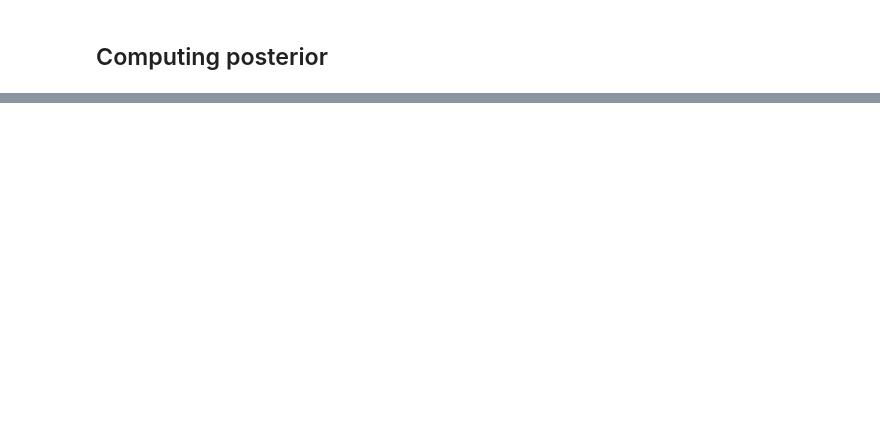
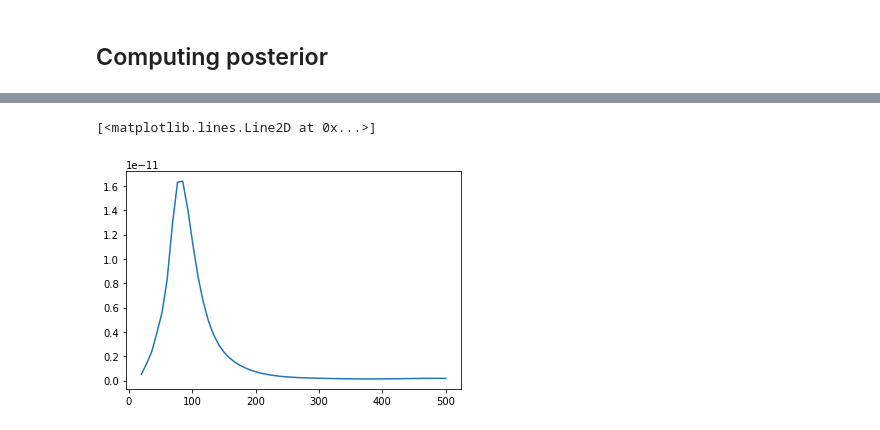
Before and after one commit to CosmoStatGW/DarkSirensStat, a Jupyter notebook: notebooks/Xi0Stat_tutorial.ipynb, the cells around one changed output, grey strips where cells are left out. Drawn from its saved outputs; the diff is of its cells as text; code cells hidden in the pictures; blank space fills up the shorter version.

```diff
--- a/notebooks/Xi0Stat_tutorial.ipynb
+++ b/notebooks/Xi0Stat_tutorial.ipynb
@@ -181 +165,6 @@ plt.show()
+# %%
+plt.plot(H0grid[:], lik_inhom[:]/H0grid[:]**3)
+# %% [output]
+[<matplotlib.lines.Line2D at 0x...>]
+[figure, added]
 # %%
```
Also changed, not shown: parts of 13 cells of this notebook, 3 other files.
